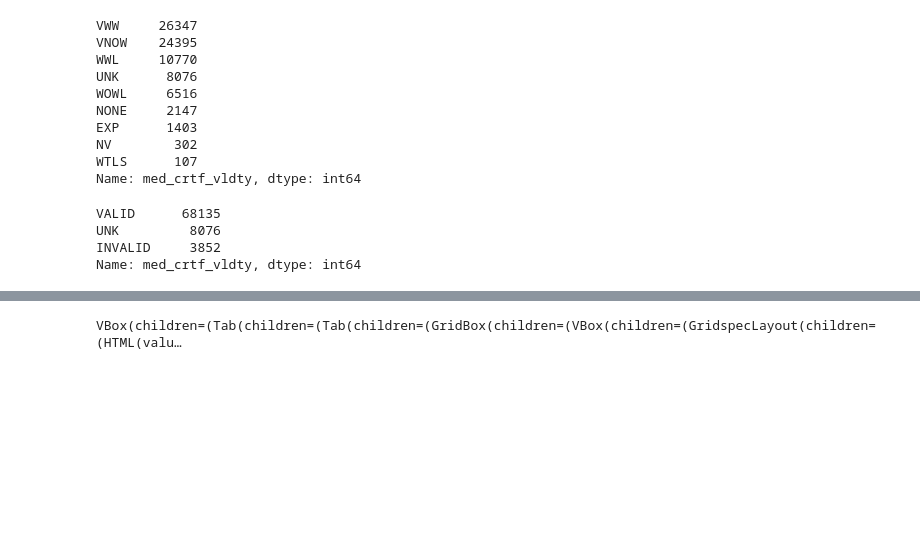
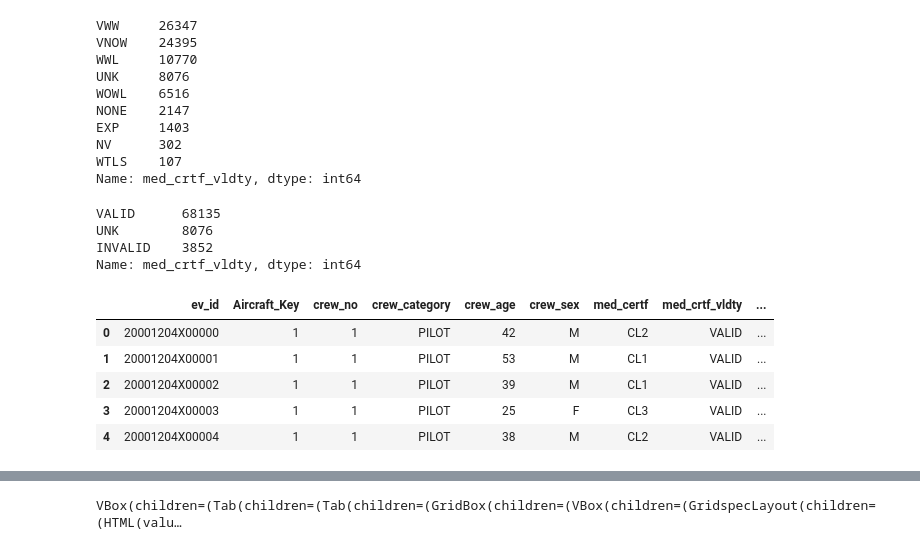
Before and after one commit to birr-data/capstone2, a Jupyter notebook: notebooks/1.2-mjg-data-wrangling.ipynb, the cells around one changed output, grey strips where cells are left out. Cells and saved outputs as stored; diff of their text form; code cells hidden in the pictures; blank space fills up the shorter version.

```diff
--- a/notebooks/1.2-mjg-data-wrangling.ipynb
+++ b/notebooks/1.2-mjg-data-wrangling.ipynb
@@ -475 +478,10 @@ INVALID     3852
 Name: med_crtf_vldty, dtype: int64
+# %%
+crew.head()
+# %% [output]
+|  | ev_id | Aircraft_Key | crew_no | crew_category | crew_age | crew_sex | med_certf | med_crtf_vldty | ... |
+| 0 | 20001204X00000 | 1 | 1 | PILOT | 42 | M | CL2 | VALID | ... |
+| 1 | 20001204X00001 | 1 | 1 | PILOT | 53 | M | CL1 | VALID | ... |
+| 2 | 20001204X00002 | 1 | 1 | PILOT | 39 | M | CL1 | VALID | ... |
+| 3 | 20001204X00003 | 1 | 1 | PILOT | 25 | F | CL3 | VALID | ... |
+| 4 | 20001204X00004 | 1 | 1 | PILOT | 38 | M | CL2 | VALID | ... |
```
Also changed, not shown: parts of 34 cells of this notebook.
